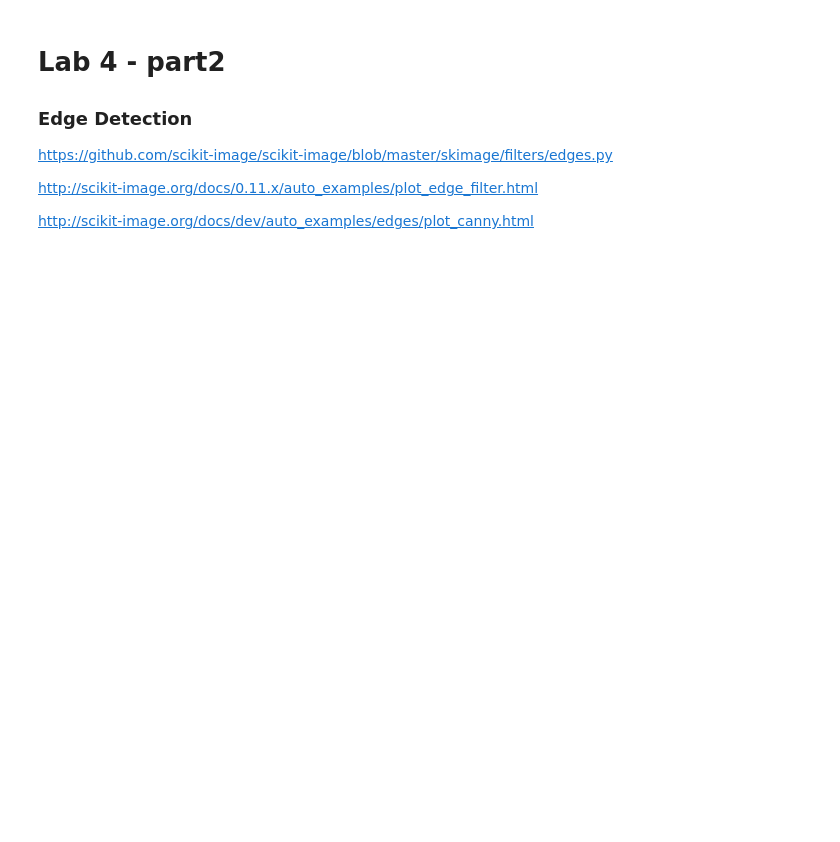
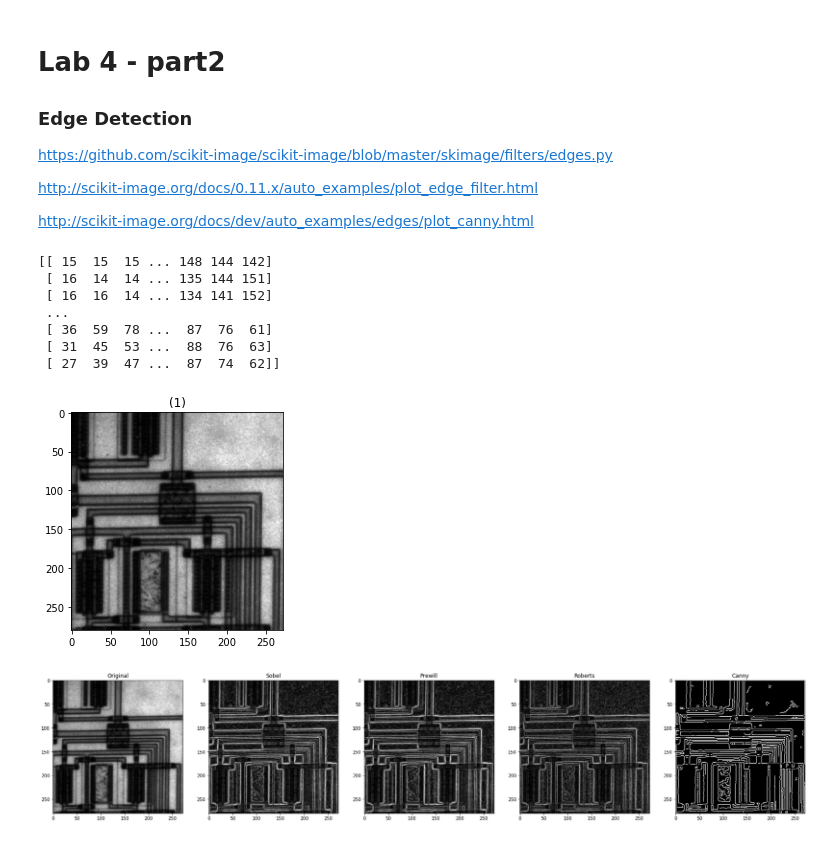
Before and after one commit to EngPeterAtef/ImageProcessing_Labs, a Jupyter notebook: Lab5_Edge_Detection/Lab_Edge_Detection_STD.ipynb, the cells around one changed output. Drawn from its saved outputs; the diff is of its cells as text; code cells hidden in the pictures; blank space fills up the shorter version.

```diff
--- a/Lab5_Edge_Detection/Lab_Edge_Detection_STD.ipynb
+++ b/Lab5_Edge_Detection/Lab_Edge_Detection_STD.ipynb
@@ -21,7 +23,24 @@ from commonfunctions import *
 # %%
 # 1. Built-in Sobel, Prewill, Roberts, Canny
 
-img = rgb2gray(io.imread('circuit.tif'))
+img = io.imread('./circuit.tif')
+print(img)
+show_images([img])
+edge_sobel = sobel(img)
+edges_prewitt = prewitt(img)
+edge_roberts = roberts(img)
+edge_canny = feature.canny(img)
+show_images([img,edge_sobel,edges_prewitt,edge_roberts,edge_canny],["Original","Sobel","Prewill","Roberts","Canny"])
+# %% [output]
+[[ 15  15  15 ... 148 144 142]
+ [ 16  14  14 ... 135 144 151]
+ [ 16  16  14 ... 134 141 152]
+ ...
+ [ 36  59  78 ...  87  76  61]
+ [ 31  45  53 ...  88  76  63]
+ [ 27  39  47 ...  87  74  62]]
+[figure, added]
+[figure, added]
 # %%
 # 2. Custom Sobel (V-H-Both)
 # %%
```
Also changed, not shown: parts of 1 cell of this notebook.
